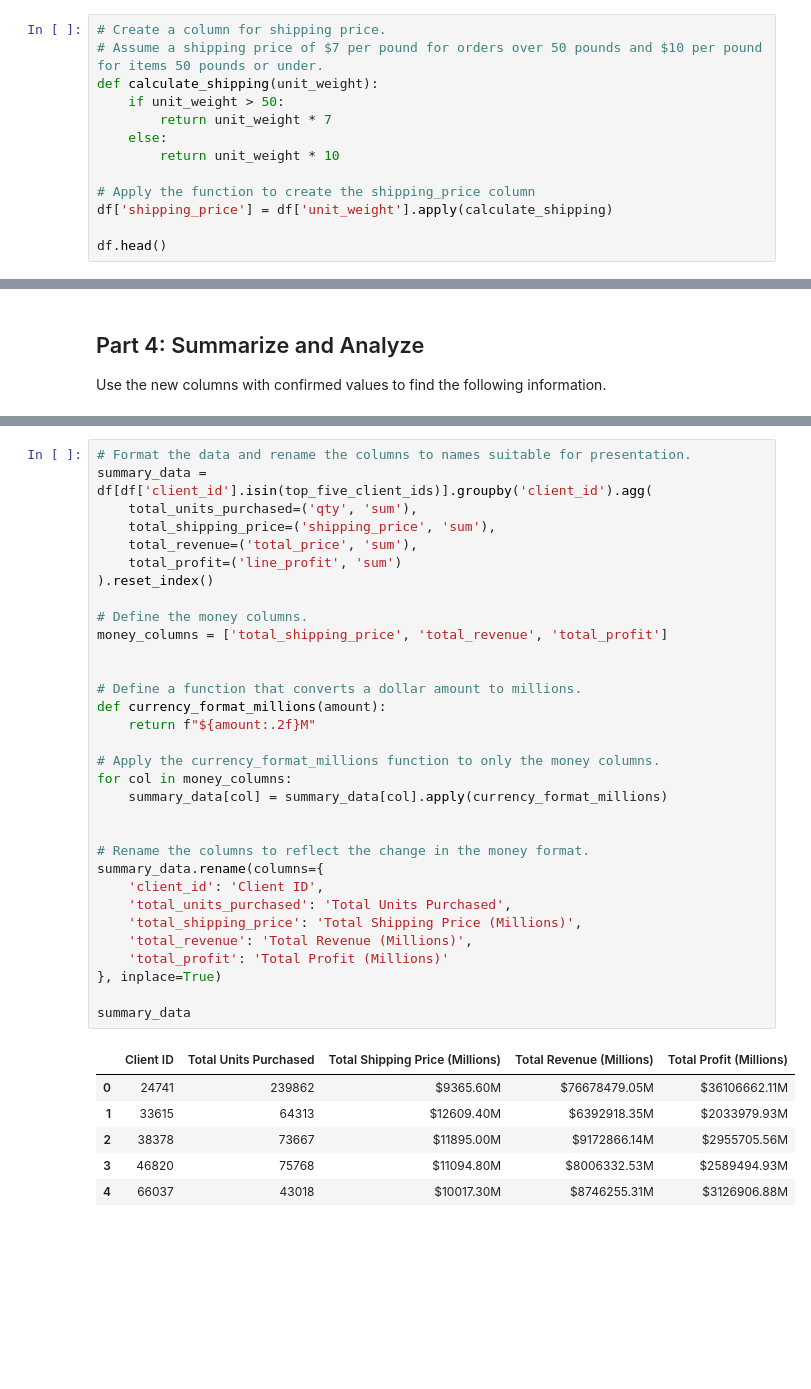
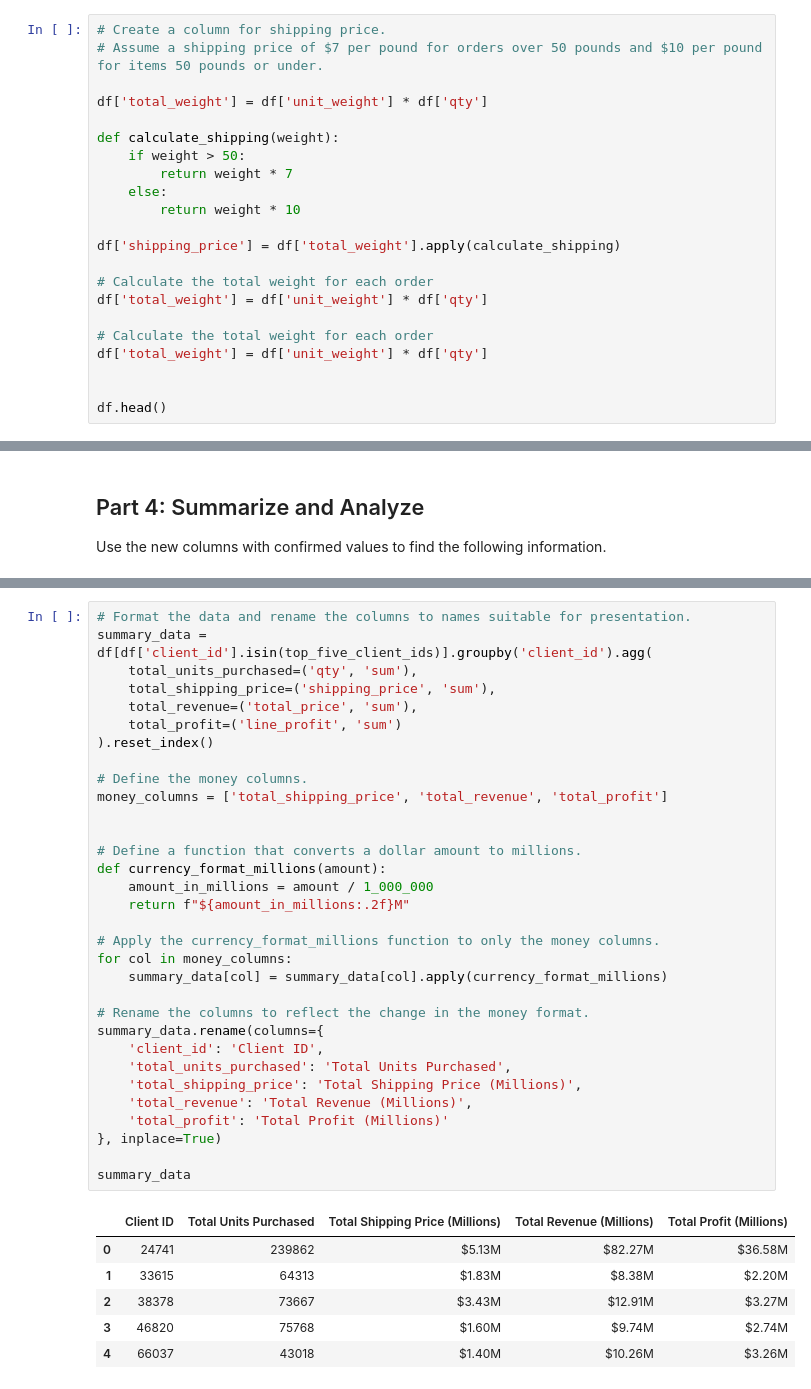
Before and after one commit to alghalia/E-Commerce-Data-Analysis-Project, a Jupyter notebook: wholesale_data_analysis_starter_code.ipynb, the cells around one changed output, grey strips where cells are left out. Saved outputs shown, nothing was run; the diff lists cells and outputs as text; blank space fills up the shorter version.

```diff
--- a/wholesale_data_analysis_starter_code.ipynb
+++ b/wholesale_data_analysis_starter_code.ipynb
@@ -165,14 +166,23 @@ df.head()
 # %%
 # Create a column for shipping price.
 # Assume a shipping price of $7 per pound for orders over 50 pounds and $10 per pound for items 50 pounds or under.
-def calculate_shipping(unit_weight):
-    if unit_weight > 50:
-        return unit_weight * 7
+
+df['total_weight'] = df['unit_weight'] * df['qty']
+
+def calculate_shipping(weight):
+    if weight > 50:
+        return weight * 7
     else:
-        return unit_weight * 10
+        return weight * 10
 
-# Apply the function to create the shipping_price column
-df['shipping_price'] = df['unit_weight'].apply(calculate_shipping)
+df['shipping_price'] = df['total_weight'].apply(calculate_shipping)
+
+# Calculate the total weight for each order
+df['total_weight'] = df['unit_weight'] * df['qty']
+
+# Calculate the total weight for each order
+df['total_weight'] = df['unit_weight'] * df['qty']
+
 
 df.head()
 # %% [output]
@@ -304,40 +318,40 @@ print(summary_data)
 summary_data = df[df['client_id'].isin(top_five_client_ids)].groupby('client_id').agg(
     total_units_purchased=('qty', 'sum'),
     total_shipping_price=('shipping_price', 'sum'),
     total_revenue=('total_price', 'sum'),
     total_profit=('line_profit', 'sum')
 ).reset_index()
 
 # Define the money columns.
 money_columns = ['total_shipping_price', 'total_revenue', 'total_profit']
 
 
 # Define a function that converts a dollar amount to millions.
 def currency_format_millions(amount):
-    return f"${amount:.2f}M"
+    amount_in_millions = amount / 1_000_000
+    return f"${amount_in_millions:.2f}M"
 
 # Apply the currency_format_millions function to only the money columns.
 for col in money_columns:
     summary_data[col] = summary_data[col].apply(currency_format_millions)
-
 
 # Rename the columns to reflect the change in the money format.
 summary_data.rename(columns={
     'client_id': 'Client ID',
     'total_units_purchased': 'Total Units Purchased',
     'total_shipping_price': 'Total Shipping Price (Millions)',
     'total_revenue': 'Total Revenue (Millions)',
     'total_profit': 'Total Profit (Millions)'
 }, inplace=True)
 
 summary_data
 # %% [output]
 |  | Client ID | Total Units Purchased | Total Shipping Price (Millions) | Total Revenue (Millions) | Total Profit (Millions) |
-| 0 | 24741 | 239862 | $9365.60M | $76678479.05M | $36106662.11M |
-| 1 | 33615 | 64313 | $12609.40M | $6392918.35M | $2033979.93M |
-| 2 | 38378 | 73667 | $11895.00M | $9172866.14M | $2955705.56M |
-| 3 | 46820 | 75768 | $11094.80M | $8006332.53M | $2589494.93M |
-| 4 | 66037 | 43018 | $10017.30M | $8746255.31M | $3126906.88M |
+| 0 | 24741 | 239862 | $5.13M | $82.27M | $36.58M |
+| 1 | 33615 | 64313 | $1.83M | $8.38M | $2.20M |
+| 2 | 38378 | 73667 | $3.43M | $12.91M | $3.27M |
+| 3 | 46820 | 75768 | $1.60M | $9.74M | $2.74M |
+| 4 | 66037 | 43018 | $1.40M | $10.26M | $3.26M |
 # %%
 # Sort the updated data by "Total Profit (millions)" form highest to lowest and assign the sort to a new DatFrame.
 sorted_summary_data = summary_data.sort_values(by='Total Profit (Millions)', ascending=False).reset_index(drop=True)
```
Also changed, not shown: parts of 9 cells of this notebook.
